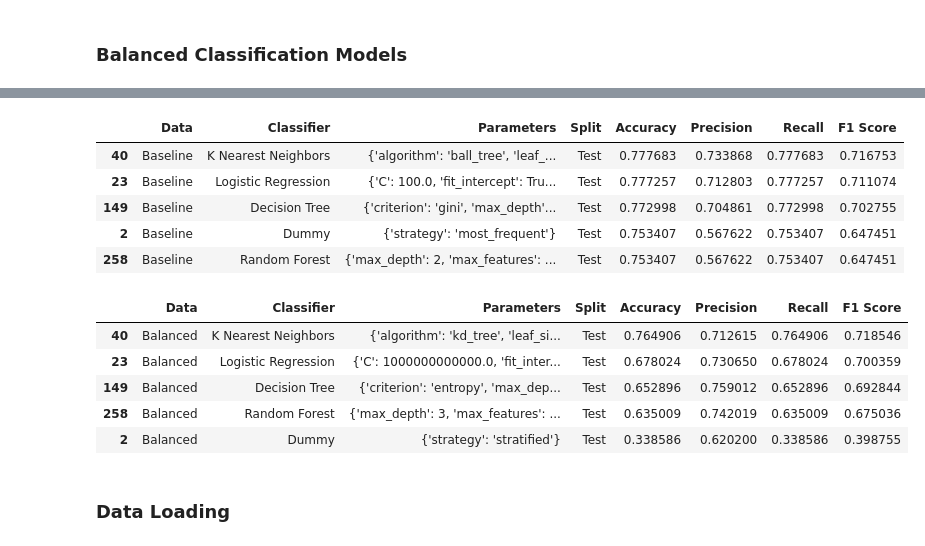
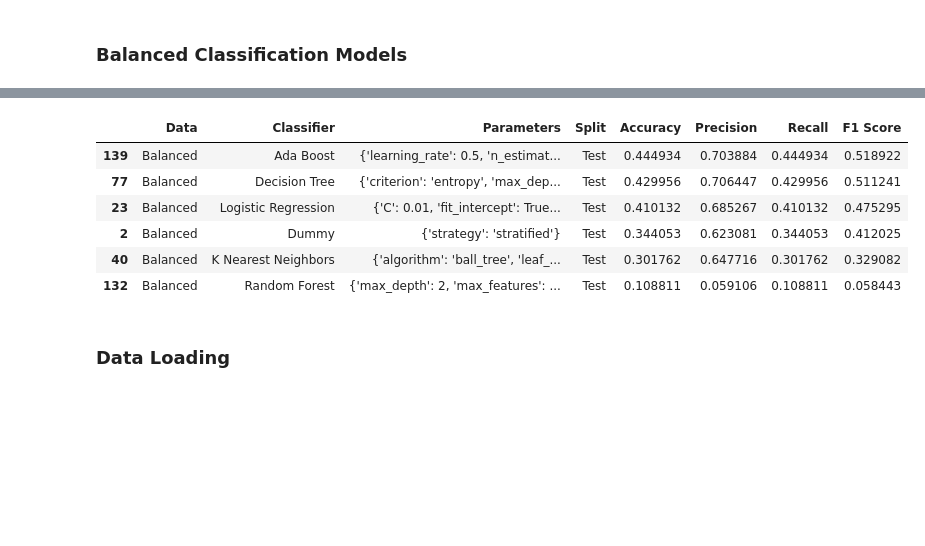
Before and after one commit to acdick/endangered_species_classification, a Jupyter notebook: Source/05_Classification_Modeling.ipynb, the cells around one changed output, grey strips where cells are left out. Saved outputs shown, nothing was run; the diff lists cells and outputs as text; code cells hidden in the pictures; blank space fills up the shorter version.

Commit message:
updated baseline and balanced classification models

```diff
--- a/Source/05_Classification_Modeling.ipynb
+++ b/Source/05_Classification_Modeling.ipynb
@@ -36,6 +36,8 @@ species.head()
 # Create target variables
 y = species['Federal Listing Status']
 y_labels = list(y.unique())
+print(y_labels)
 
 # Create target variables
-X = species.drop(['Federal Listing Status', 'Scientific Name', 'Common Name'], axis = 1)
+X = species.drop(['Federal Listing Status', 'Scientific Name', 'Common Name', 'VIP', 'State', 'Group'], axis = 1)
+X.head()
@@ -95,7 +105,8 @@ classifiers.append(
         criterion=['gini','entropy'],
         max_depth=[6,8],
         min_samples_leaf=[20,50,100],
-        max_features=[20,30,40],
+        max_features=[2],
+#        max_features=[20,30,40],
         min_impurity_decrease=[0.01,0.03,0.05])))
 
 # random forest classifier
@@ -104,7 +115,8 @@ classifiers.append(
         n_estimators=[100,200,300],
         max_depth=[2,3,4],
         min_samples_leaf=[100,200],
-        max_features=[10,20],
+        max_features=[2],
+#        max_features=[10,20],
         min_impurity_decrease=[0.01,0.03,0.05])))
 
 # ada boost classifer
@@ -228,8 +247,9 @@ sample_ratio
 # %%
-species['Federal Listing Status'].unique()
-
-smote = SMOTE(ratio=sample_ratio)
-X_train_smote, y_train_smote = smote.fit_sample(X_train, y_train)
+# balance classes with SMOTE oversampling
+smote = SMOTE()
+X_train_smote, y_train_smote = smote.fit_resample(X_train, y_train)
+X_train_smote = pd.DataFrame(X_train_smote, columns=X_train.columns)
+y_train_smote = pd.Series(y_train_smote)
 
 # balanced data set statistics
 smote_sets = pd.DataFrame({'Train':        y_train_smote.value_counts(),
@@ -239,10 +259,4 @@ smote_sets = pd.DataFrame({'Train':        y_train_smote.value_counts(),
 
 smote_sets.loc['Total'] = smote_sets.sum().astype(int)
 smote_sets
-
-# plot class imbalance
-fig, ax = plt.subplots(figsize=(10,6))
-sns.countplot(y_train_smote,
-              order=y_train.value_counts().index,
-              alpha=0.8)
 # %% [output]
@@ -338,23 +387,15 @@ Fitting 5 folds for each of 108 candidates, totalling 540 fits
 # %%
-baseline_test = baseline[baseline['Split'] == 'Test']
-baseline_test.sort_values(by=['F1 Score'], ascending=False)
+# best estimators of balanced dataset
+balanced_test = balanced[balanced['Split'] == 'Test']
+balanced_test.sort_values(by=['F1 Score'], ascending=False)
 # %% [output]
 |  | Data | Classifier | Parameters | Split | Accuracy | Precision | Recall | F1 Score |
-| 40 | Baseline | K Nearest Neighbors | {'algorithm': 'ball_tree', 'leaf_... | Test | 0.777683 | 0.733868 | 0.777683 | 0.716753 |
-| 23 | Baseline | Logistic Regression | {'C': 100.0, 'fit_intercept': Tru... | Test | 0.777257 | 0.712803 | 0.777257 | 0.711074 |
-| 149 | Baseline | Decision Tree | {'criterion': 'gini', 'max_depth'... | Test | 0.772998 | 0.704861 | 0.772998 | 0.702755 |
-| 2 | Baseline | Dummy | {'strategy': 'most_frequent'} | Test | 0.753407 | 0.567622 | 0.753407 | 0.647451 |
-| 258 | Baseline | Random Forest | {'max_depth': 2, 'max_features': ... | Test | 0.753407 | 0.567622 | 0.753407 | 0.647451 |
+| 139 | Balanced | Ada Boost | {'learning_rate': 0.5, 'n_estimat... | Test | 0.444934 | 0.703884 | 0.444934 | 0.518922 |
+| 77 | Balanced | Decision Tree | {'criterion': 'entropy', 'max_dep... | Test | 0.429956 | 0.706447 | 0.429956 | 0.511241 |
+| 23 | Balanced | Logistic Regression | {'C': 0.01, 'fit_intercept': True... | Test | 0.410132 | 0.685267 | 0.410132 | 0.475295 |
+| 2 | Balanced | Dummy | {'strategy': 'stratified'} | Test | 0.344053 | 0.623081 | 0.344053 | 0.412025 |
+| 40 | Balanced | K Nearest Neighbors | {'algorithm': 'ball_tree', 'leaf_... | Test | 0.301762 | 0.647716 | 0.301762 | 0.329082 |
+| 132 | Balanced | Random Forest | {'max_depth': 2, 'max_features': ... | Test | 0.108811 | 0.059106 | 0.108811 | 0.058443 |
-# %%
-balanced_test = balanced[balanced['Split'] == 'Test']
-balanced_test.sort_values(by=['F1 Score'], ascending=False)
-# %% [output]
-|  | Data | Classifier | Parameters | Split | Accuracy | Precision | Recall | F1 Score |
-| 40 | Balanced | K Nearest Neighbors | {'algorithm': 'kd_tree', 'leaf_si... | Test | 0.764906 | 0.712615 | 0.764906 | 0.718546 |
-| 23 | Balanced | Logistic Regression | {'C': 1000000000000.0, 'fit_inter... | Test | 0.678024 | 0.730650 | 0.678024 | 0.700359 |
-| 149 | Balanced | Decision Tree | {'criterion': 'entropy', 'max_dep... | Test | 0.652896 | 0.759012 | 0.652896 | 0.692844 |
-| 258 | Balanced | Random Forest | {'max_depth': 3, 'max_features': ... | Test | 0.635009 | 0.742019 | 0.635009 | 0.675036 |
-| 2 | Balanced | Dummy | {'strategy': 'stratified'} | Test | 0.338586 | 0.620200 | 0.338586 | 0.398755 |
 # %% [markdown]
 ### Data Loading
 # %%
```
Also changed, not shown: parts of 15 cells of this notebook, 8 other files.
